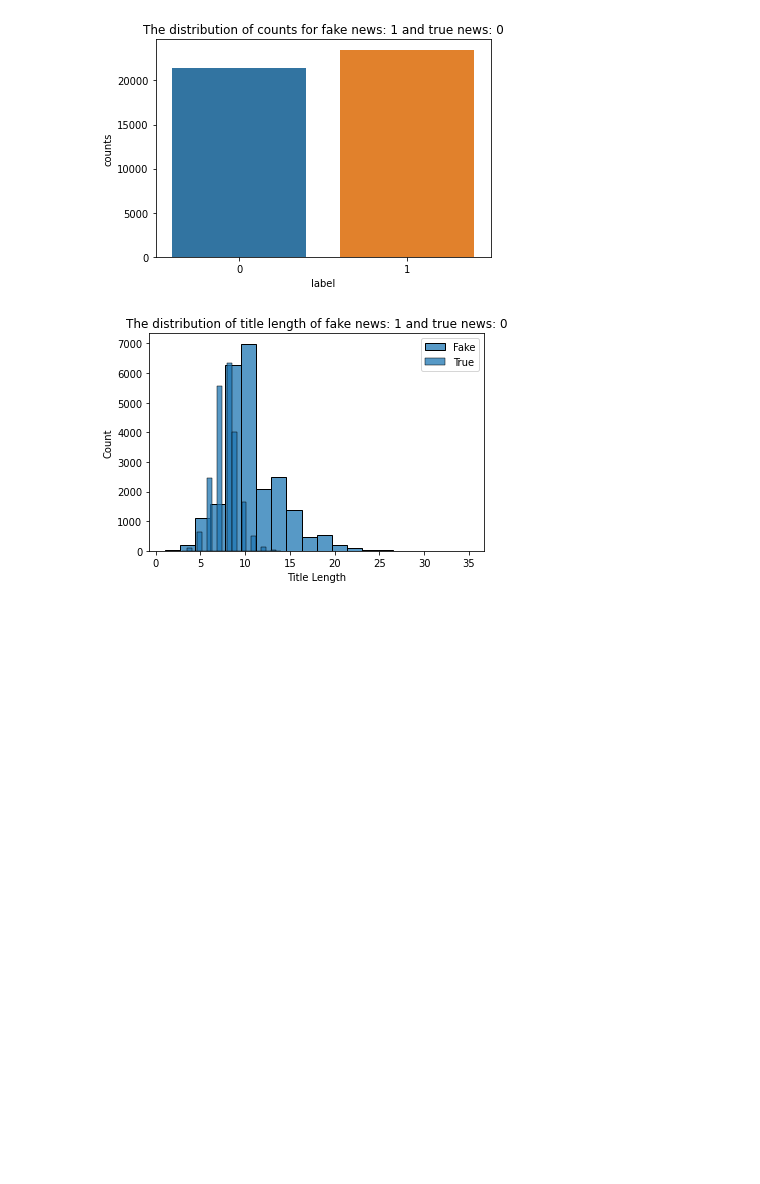
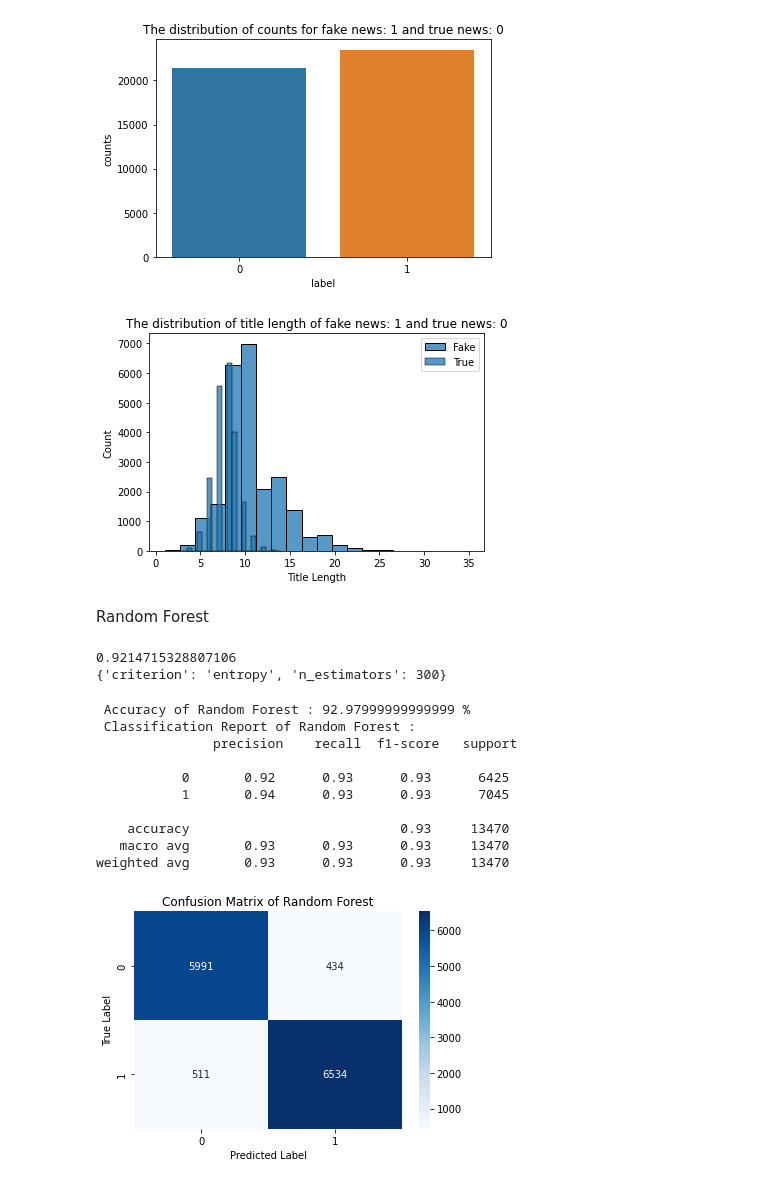
Before and after one commit to mengtientsai/STA208_final_proj, a Jupyter notebook: Fake_news_detection.ipynb, the cells around one changed output. Drawn from its saved outputs; the diff is of its cells as text; code cells hidden in the pictures; blank space fills up the shorter version.

```diff
--- a/Fake_news_detection.ipynb
+++ b/Fake_news_detection.ipynb
@@ -120,2 +124,4 @@ X_test_final.to_csv("/content/drive/My Drive/Colab Notebooks/Fake News Detection
 pd.DataFrame(y_train).to_csv("/content/drive/My Drive/Colab Notebooks/Fake News Detection/y_train.csv",index=False)
 pd.DataFrame(y_test).to_csv("/content/drive/My Drive/Colab Notebooks/Fake News Detection/y_test.csv",index=False)
+# %% [markdown]
+Random Forest
@@ -121,0 +136,51 @@ pd.DataFrame(y_test).to_csv("/content/drive/My Drive/Colab Notebooks/Fake News D
+# %%
+# read data
+X_train = pd.read_csv("/content/drive/My Drive/Colab Notebooks/Fake News Detection/X_train_TI.csv")
+X_test = pd.read_csv("/content/drive/My Drive/Colab Notebooks/Fake News Detection/X_test_TI.csv")
+y_train = pd.read_csv("/content/drive/My Drive/Colab Notebooks/Fake News Detection/y_train.csv")
+y_test = pd.read_csv("/content/drive/My Drive/Colab Notebooks/Fake News Detection/y_test.csv")
+# %%
+# parameter optimization using grid search
+rf_opt = GridSearchCV(estimator = RandomForestClassifier(random_state = 0, n_jobs = -1),
+                      param_grid = {"n_estimators": [100, 200, 300, 400, 500],
+                                    "criterion": ["gini", "entropy"]},
+                      scoring = "accuracy", cv = 5, n_jobs = -1, refit=False)
+
+rf_opt.fit(X_train, y_train)
+# report the best result
+print(rf_opt.best_score_)
+print(rf_opt.best_params_)
+# %% [output]
+0.9214715328807106
+{'criterion': 'entropy', 'n_estimators': 300}
+# %%
+# fit the model with best parameteres
+rf = RandomForestClassifier(n_estimators = 300, criterion = "entropy", n_jobs = -1).fit(X_train, y_train.values.ravel())
+# predict
+y_pred_rf = rf.predict(X_test)
+# save it to csv
+pd.DataFrame(y_pred_rf).to_csv("/content/drive/My Drive/Colab Notebooks/Fake News Detection/y_pred_RF.csv",index=False)
+# %%
+# Evaluate the model
+print(f" Accuracy of Random Forest : {np.round(accuracy_score(y_test, y_pred_rf), 4) * 100} %")
+print(f" Classification Report of Random Forest : \n {classification_report(y_test, y_pred_rf)}")
+# Plot the confusion matrix
+sns.heatmap(confusion_matrix(y_test, y_pred_rf), annot=True, fmt='d', cmap='Blues')
+plt.title('Confusion Matrix of Random Forest')
+plt.ylabel('True Label')
+plt.xlabel('Predicted Label')
+# Save the plot
+plt.savefig('/content/drive/My Drive/Colab Notebooks/Fake News Detection/Confusion Matrix of Random Forest.png')
+plt.show()
+# %% [output]
+ Accuracy of Random Forest : 92.97999999999999 %
+ Classification Report of Random Forest :
+               precision    recall  f1-score   support
+
+           0       0.92      0.93      0.93      6425
+           1       0.94      0.93      0.93      7045
+
+    accuracy                           0.93     13470
+   macro avg       0.93      0.93      0.93     13470
+weighted avg       0.93      0.93      0.93     13470
+[figure, added]
```
Also changed, not shown: parts of 13 cells of this notebook.
